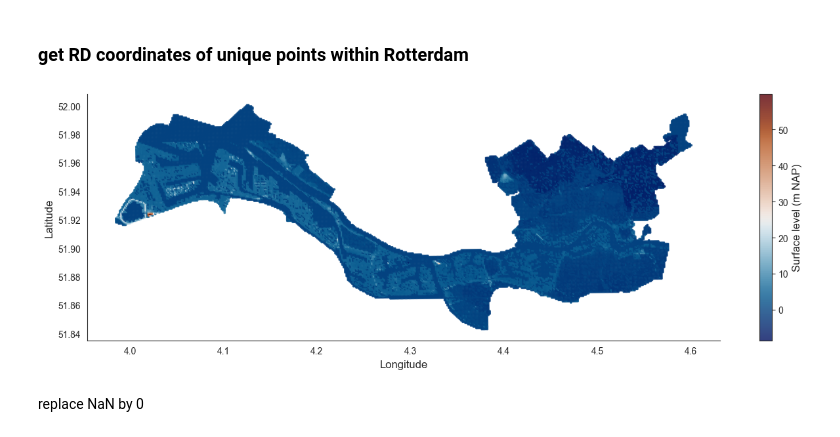
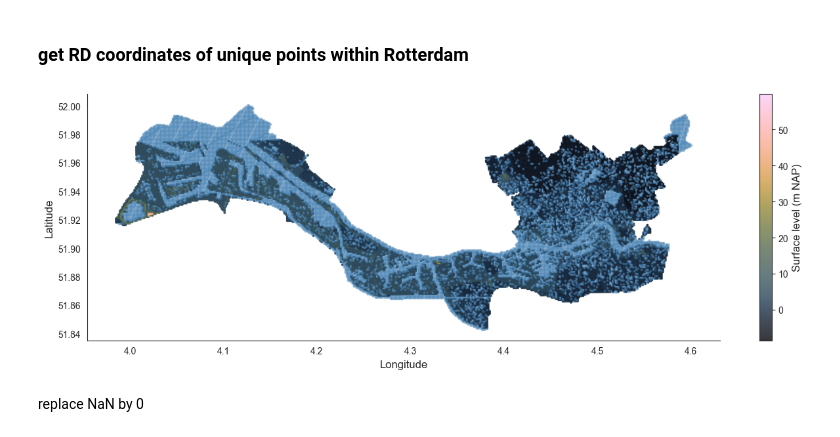
Before and after one commit to silviaelisabeth/UndergroundVisuals_Rotterdam, a Jupyter notebook: surface_layer_per_location.ipynb, the cells around one changed output. Saved outputs shown, nothing was run; the diff lists cells and outputs as text; code cells hidden in the pictures.

```diff
--- a/surface_layer_per_location.ipynb
+++ b/surface_layer_per_location.ipynb
@@ -187,28 +189,43 @@ unique_pairs_coords_selected = ft.get_surface_layer_of_area(df_unique_pairs, dir
 # %%
 fig, ax = plt.subplots(figsize=(13, 4.5))
 
 sc = ax.scatter(
     unique_pairs_coords_selected.lon,
     unique_pairs_coords_selected.lat,
     c=unique_pairs_coords_selected.surface_level_m_NAP,
-    cmap=cm.vik,
+    cmap=cm.batlowK,
     s=3,
     alpha=0.8
 )
+
+water_idx = unique_pairs_coords_selected.loc[
+    unique_pairs_coords_selected['surface_level_m_NAP'].isna(),
+    'surface_level_m_NAP'
+    ].index
+
+scw = ax.scatter(
+    unique_pairs_coords_selected.loc[water_idx, 'lon'],
+    unique_pairs_coords_selected.loc[water_idx, 'lat'],
+    color='steelblue',
+    s=3,
+    alpha=0.4
+)
+
+
 
 cbar = plt.colorbar(sc, ax=ax)
 cbar.set_label('Surface level (m NAP)', fontsize=12)
 
 ax.set_xlabel('Longitude', fontsize=12)
 ax.set_ylabel('Latitude', fontsize=12)
 
 sns.despine()
 plt.tight_layout()
 plt.show()
 
 #fig.savefig('output/plots/elevation_map_Rotterdam.png', dpi=300)
 # %% [output]
-[figure, old version]
+[figure, new version]
 # %% [markdown]
 replace NaN by 0
 # %%
```
Also changed, not shown: parts of 1 cell of this notebook, 2 other files.
